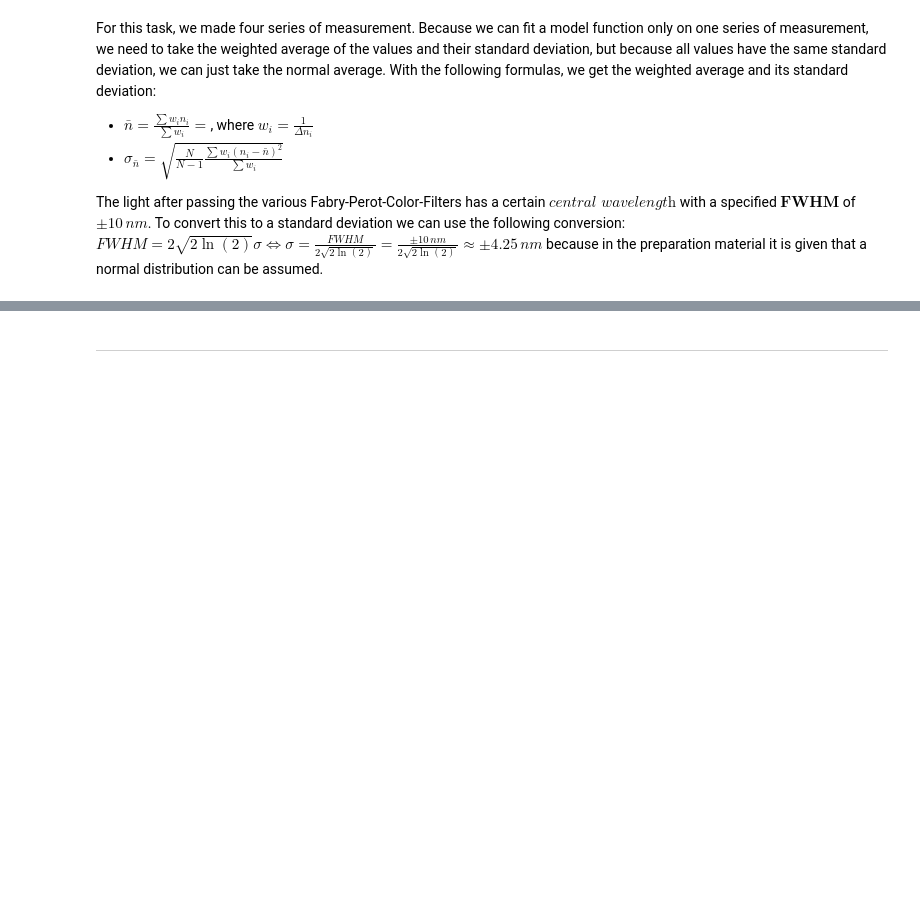
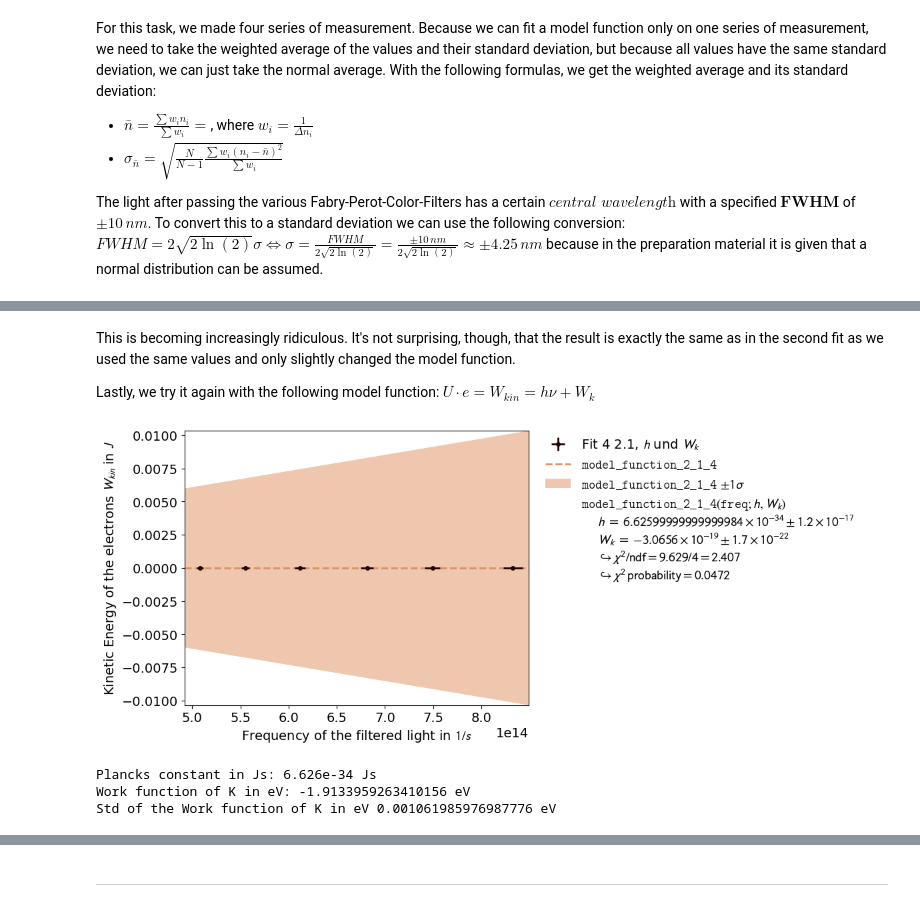
Before and after one commit to MRNock04/P2, a Jupyter notebook: Photoeffekt/Photoeffekt.ipynb, the cells around one changed output, grey strips where cells are left out. Cells and saved outputs as stored; diff of their text form; code cells hidden in the pictures; blank space fills up the shorter version.

```diff
--- a/Photoeffekt/Photoeffekt.ipynb
+++ b/Photoeffekt/Photoeffekt.ipynb
@@ -273,0 +295,25 @@ Now, for the evaluation and analysis of this part of the experiment, I did follo
+# %% [markdown]
+This is becoming increasingly ridiculous. It's not surprising, though, that the result is exactly the same as in the second fit as we used the same values and only slightly changed the model function.
+
+Lastly, we try it again with the following model function: $U\cdot e=W_{kin}=h\nu+W_k$
+# %%
+def model_function_2_1_4(freq, h=6.626*10**(-34), W_k=-3.1*10**(-19)):
+    return (h*freq + W_k)
+
+data_2_1_4 = np.array([c/lam , U_bar_*e ])
+error_2_1_4 = np.array([ c*std_lam/(lam**2) , std_U_bar_*e ])
+label_2_1_4 = [ "Frequency of the filtered light in $1/s$" , "Kinetic Energy of the electrons $W_{kin}$ in $J$" ]
+title_2_1_4 = "Fit 4 2.1, $h$ und $W_k$"
+
+fit_2_1_res4 = fit_funktion(data_2_1_4, model_function_2_1_4, error_2_1_4, label_2_1_4, title_2_1_4, add_error=True)
+fit_2_1_res4[2].plot()
+fit_2_1_res4[2].show()
+
+print(f"Plancks constant in Js:", fit_2_1_res4[0][0], "Js")
+print(f"Work function of K in eV:", fit_2_1_res4[0][1]/e, "eV")
+print(f"Std of the Work function of K in eV", fit_2_1_res4[1][1]/e, "eV")
+# %% [output]
+[figure, added]
+Plancks constant in Js: 6.626e-34 Js
+Work function of K in eV: -1.9133959263410156 eV
+Std of the Work function of K in eV 0.001061985976987776 eV
```
Also changed, not shown: parts of 9 cells of this notebook, 2 other files.
